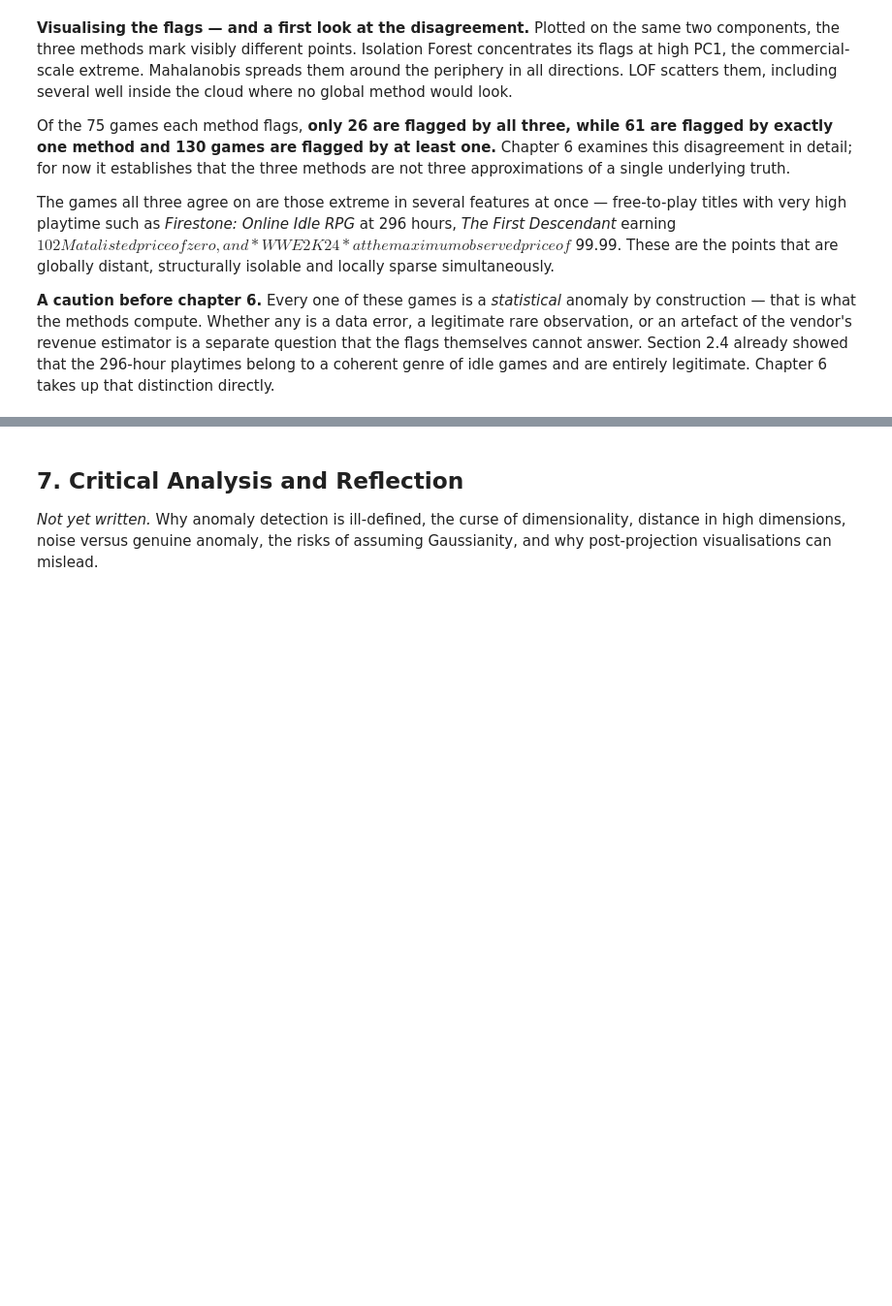
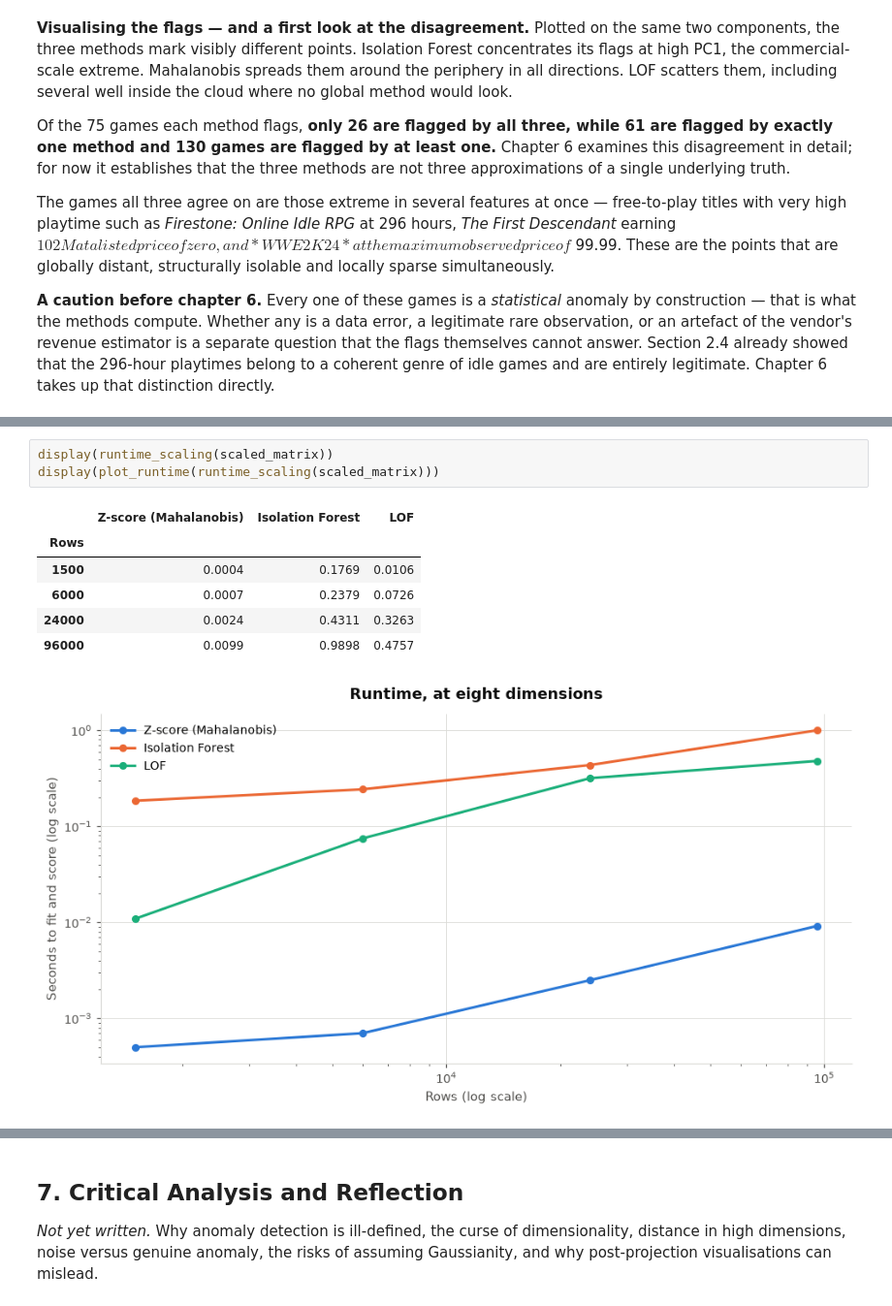
Before and after one commit to shonmazon/Data_Science, a Jupyter notebook: assignment3-unsupervised/notebooks/steam_unsupervised.ipynb, the cells around one changed output, grey strips where cells are left out. Shown at 97% size. Saved outputs shown, nothing was run; the diff lists cells and outputs as text; blank space fills up the shorter version.

```diff
--- a/assignment3-unsupervised/notebooks/steam_unsupervised.ipynb
+++ b/assignment3-unsupervised/notebooks/steam_unsupervised.ipynb
@@ -2126,0 +2388,11 @@ games and are entirely legitimate. Chapter 6 takes up that distinction directly.
+# %%
+display(runtime_scaling(scaled_matrix))
+display(plot_runtime(runtime_scaling(scaled_matrix)))
+# %% [output]
+|  | Z-score (Mahalanobis) | Isolation Forest | LOF |
+| Rows |  |  |  |
+| 1500 | 0.0004 | 0.1769 | 0.0106 |
+| 6000 | 0.0007 | 0.2379 | 0.0726 |
+| 24000 | 0.0024 | 0.4311 | 0.3263 |
+| 96000 | 0.0099 | 0.9898 | 0.4757 |
+[figure, added]
```
Also changed, not shown: parts of 16 cells of this notebook, 2 other files.
